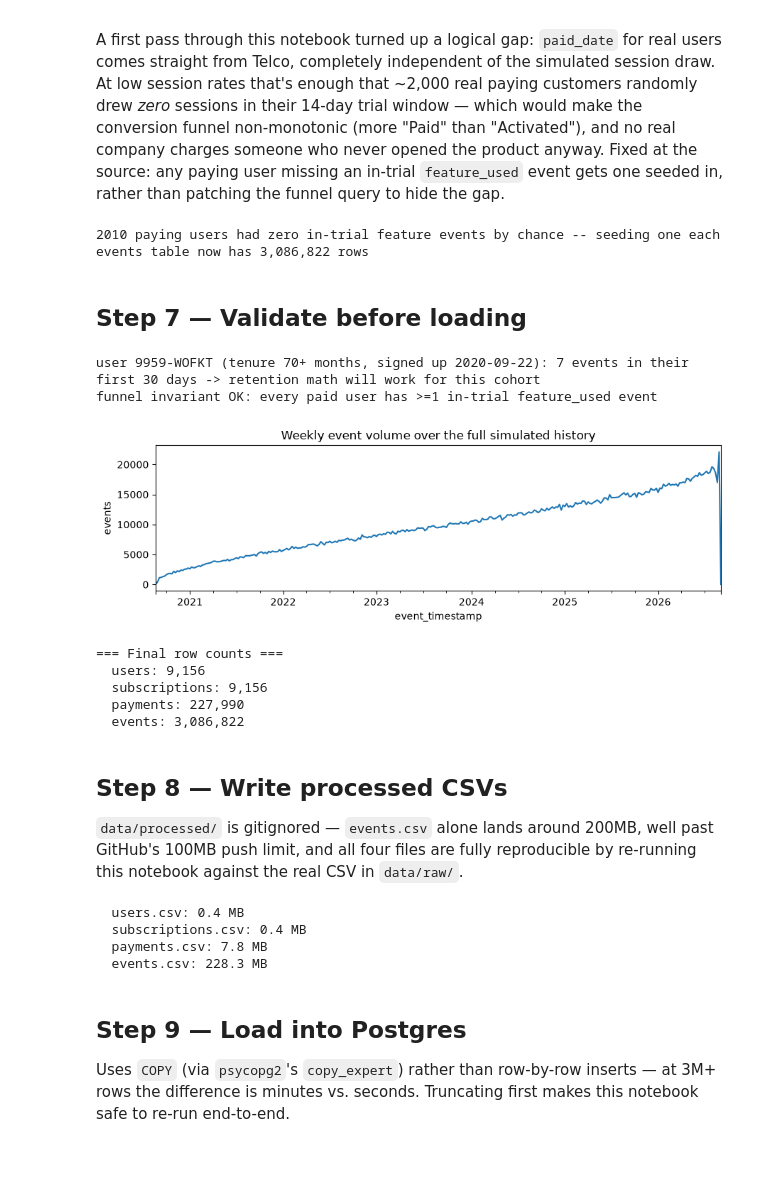
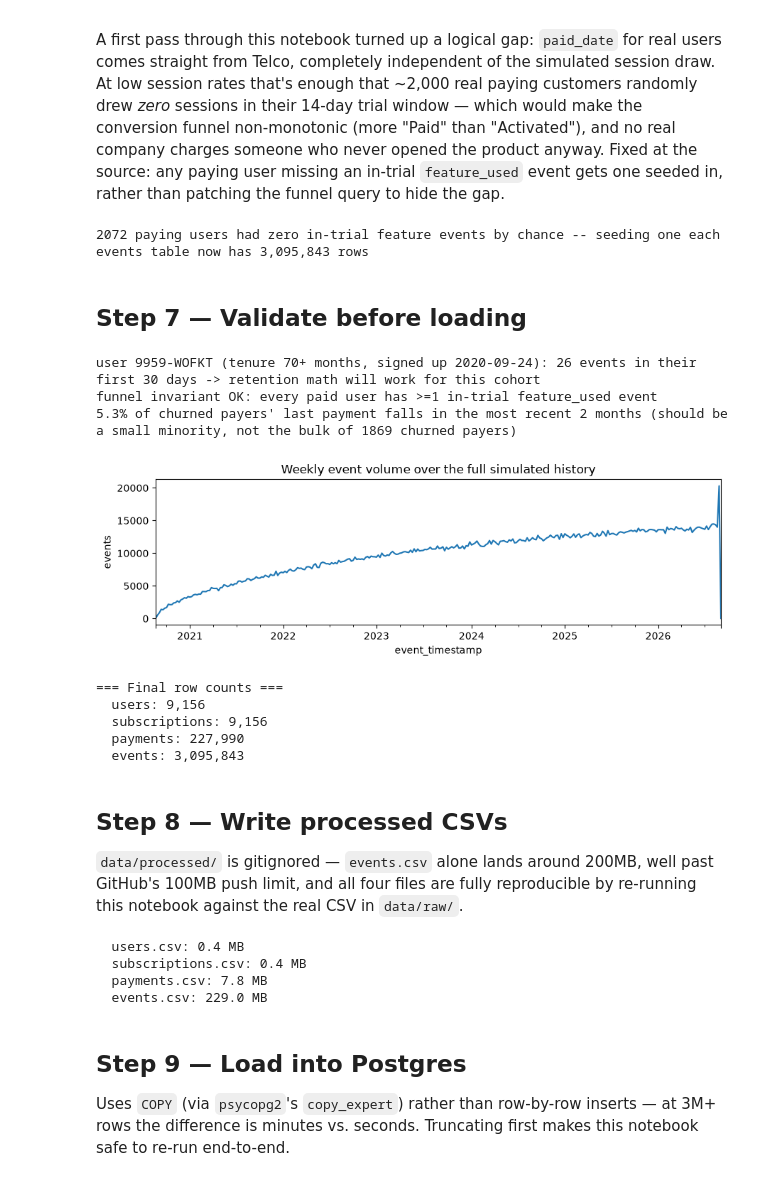
Before and after one commit to Ha-r-i/PoductPulse, a Jupyter notebook: notebooks/01_data_cleaning_and_generation.ipynb, the cells around one changed output. Drawn from its saved outputs; the diff is of its cells as text; code cells hidden in the pictures.

```diff
--- a/notebooks/01_data_cleaning_and_generation.ipynb
+++ b/notebooks/01_data_cleaning_and_generation.ipynb
@@ -98,12 +108,27 @@ sampled from realistic, documented distributions.
 # %%
-signup_base = raw['tenure'].apply(lambda m: SNAPSHOT_DATE - pd.DateOffset(months=int(m)))
+is_churn_real = (raw['Churn'].values == 'Yes')
+COMPANY_START = SNAPSHOT_DATE - pd.DateOffset(months=72)  # matches the longest real tenure
+
+def compute_signup_date(tenure, is_churn, u):
+    tenure = int(tenure)
+    if is_churn:
+        earliest_churn = COMPANY_START + pd.DateOffset(months=tenure)
+        span_days = max((SNAPSHOT_DATE - earliest_churn).days, 0)
+        churn_date = earliest_churn + pd.Timedelta(days=int(u * span_days))
+        return churn_date - pd.DateOffset(months=tenure)
+    return SNAPSHOT_DATE - pd.DateOffset(months=tenure)
+
+uniform_draws = rng.random(n_real)
+signup_base = pd.Series([
+    compute_signup_date(t, c, u)
+    for t, c, u in zip(raw['tenure'].values, is_churn_real, uniform_draws)
+])
 jitter = rng.integers(-10, 11, size=n_real)
 real_signup_date = (signup_base + pd.to_timedelta(jitter, unit='D')).clip(upper=SNAPSHOT_DATE)
 
 country_real = rng.choice(COUNTRIES, size=n_real, p=COUNTRY_WEIGHTS)
 channel_if_churned = rng.choice(CHANNELS, size=n_real, p=CHANNEL_WEIGHTS_CHURNED)
 channel_if_active  = rng.choice(CHANNELS, size=n_real, p=CHANNEL_WEIGHTS_ACTIVE)
-is_churn_real = (raw['Churn'].values == 'Yes')
 channel_real = np.where(is_churn_real, channel_if_churned, channel_if_active)
 
 users_real = pd.DataFrame({
@@ -425,8 +450,8 @@ if extra_rows:
 
 print(f"events table now has {len(events):,} rows")
 # %% [output]
-2010 paying users had zero in-trial feature events by chance -- seeding one each
-events table now has 3,086,822 rows
+2072 paying users had zero in-trial feature events by chance -- seeding one each
+events table now has 3,095,843 rows
 # %% [markdown]
 ## Step 7 — Validate before loading
 # %%
@@ -434,40 +459,52 @@ events table now has 3,086,822 rows
 # or day-7/day-30 retention would silently read as zero for them.
 old_user = raw.loc[raw['tenure'] >= 70, 'customerID'].iloc[0]
 su = pd.Timestamp(users.loc[users.user_id == old_user, 'signup_date'].iloc[0])
 early = events[(events.user_id == old_user) & (events.event_timestamp < su + pd.Timedelta(days=30))]
 print(f"user {old_user} (tenure 70+ months, signed up {su.date()}): "
       f"{len(early)} events in their first 30 days -> retention math will work for this cohort")
 
 # Funnel invariant: every paid user must be activated, or the funnel breaks
 in_trial_features_check = events.loc[events['event_name'] == 'feature_used', ['user_id', 'event_timestamp']]
 still_missing = paid_users[~paid_users['user_id'].isin(
     set(in_trial_features_check.merge(paid_users, on='user_id')
         .query('event_timestamp >= trial_start and event_timestamp < trial_end')['user_id'])
 )]
 assert len(still_missing) == 0, f"{len(still_missing)} paid users still have no in-trial activation event"
 print("funnel invariant OK: every paid user has >=1 in-trial feature_used event")
 
+# Churn-timing invariant: churned users' payment history should NOT cluster at
+# the snapshot -- that was exactly the earlier bug (see Step 2). Most churned
+# users' last payment should fall well before the snapshot month.
+churned_ids = set(subscriptions.loc[(subscriptions['status'] == 'churned') & subscriptions['paid_date'].notna(), 'user_id'])
+last_pay = payments[payments['user_id'].isin(churned_ids)].groupby('user_id')['payment_date'].max()
+recent_cutoff = (SNAPSHOT_DATE - pd.DateOffset(months=2)).date()
+pct_recent = 100 * (last_pay > recent_cutoff).mean()
+print(f"{pct_recent:.1f}% of churned payers' last payment falls in the most recent 2 months "
+      f"(should be a small minority, not the bulk of {len(churned_ids)} churned payers)")
+assert pct_recent < 25, "churned users' payments are clustering at the snapshot again -- signup_date bug is back"
+
 weekly = events.set_index('event_timestamp').resample('W').size()
 fig, ax = plt.subplots(figsize=(9, 3))
 weekly.iloc[:-1].plot(ax=ax)   # drop the trailing partial week
 ax.set_title('Weekly event volume over the full simulated history')
 ax.set_ylabel('events')
 plt.tight_layout()
 plt.show()
 
 print()
 print("=== Final row counts ===")
 for name, df in [('users', users), ('subscriptions', subscriptions), ('payments', payments), ('events', events)]:
     print(f"  {name}: {len(df):,}")
 # %% [output]
-user 9959-WOFKT (tenure 70+ months, signed up 2020-09-22): 7 events in their first 30 days -> retention math will work for this cohort
+user 9959-WOFKT (tenure 70+ months, signed up 2020-09-24): 26 events in their first 30 days -> retention math will work for this cohort
 funnel invariant OK: every paid user has >=1 in-trial feature_used event
+5.3% of churned payers' last payment falls in the most recent 2 months (should be a small minority, not the bulk of 1869 churned payers)
-[figure, old version]
+[figure, new version]
 === Final row counts ===
   users: 9,156
   subscriptions: 9,156
   payments: 227,990
-  events: 3,086,822
+  events: 3,095,843
 # %% [markdown]
 ## Step 8 — Write processed CSVs
 
@@ -488,7 +525,7 @@ for f in ['users.csv', 'subscriptions.csv', 'payments.csv', 'events.csv']:
   users.csv: 0.4 MB
   subscriptions.csv: 0.4 MB
   payments.csv: 7.8 MB
-  events.csv: 228.3 MB
+  events.csv: 229.0 MB
 # %% [markdown]
 ## Step 9 — Load into Postgres
 
```
Also changed, not shown: parts of 7 cells of this notebook.
